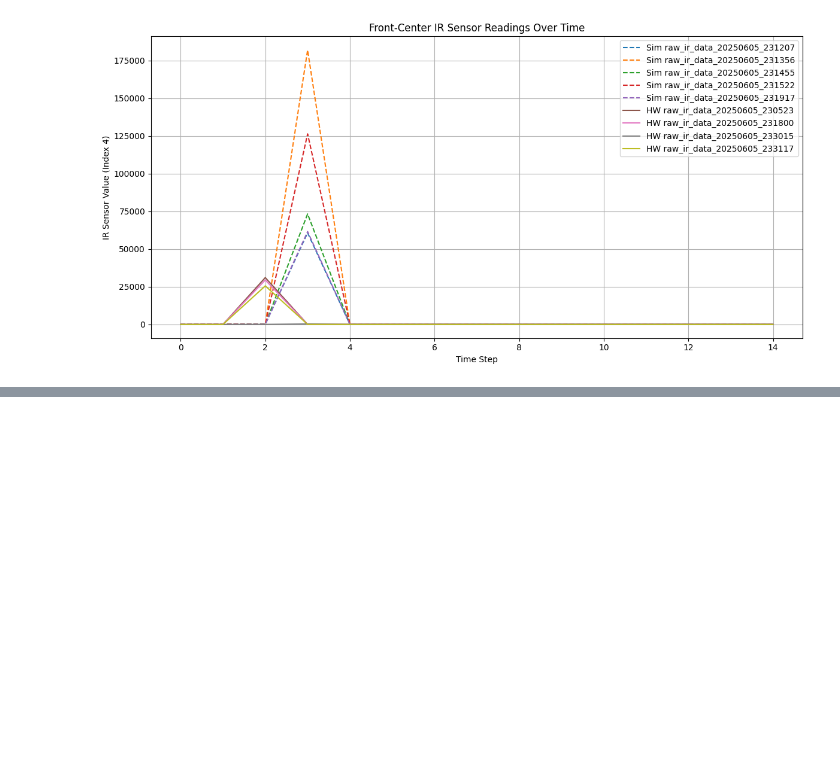
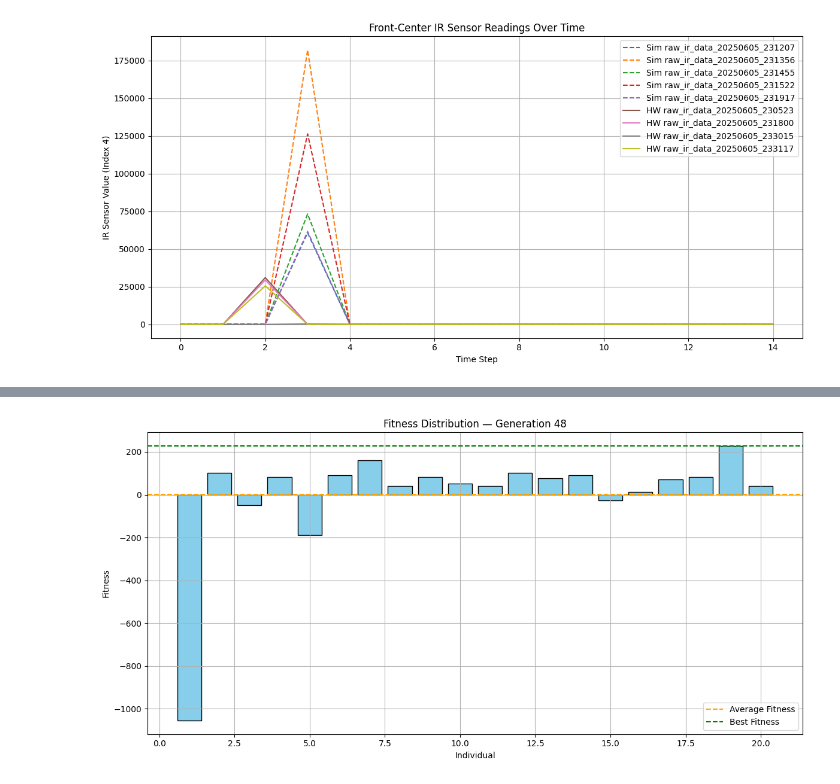
Before and after one commit to FabianoBusca/learning_machines, a Jupyter notebook: catkin_ws/src/learning_machines/src/learning_machines/plot_actions.ipynb, the cells around one changed output, grey strips where cells are left out. Saved outputs shown, nothing was run; the diff lists cells and outputs as text; code cells hidden in the pictures; blank space fills up the shorter version.

```diff
--- a/catkin_ws/src/learning_machines/src/learning_machines/plot_actions.ipynb
+++ b/catkin_ws/src/learning_machines/src/learning_machines/plot_actions.ipynb
@@ -40,0 +73,20 @@ plt.show()
+# %%
+with open(log_pat / "run_20250611-095156/generation_48_summary.json") as f:
+    data = json.load(f)
+
+fitness_values = [ind["fitness"] for ind in data["individuals"]]
+individual_ids = list(range(1, len(fitness_values) + 1))
+
+plt.figure(figsize=(12, 6))
+plt.bar(individual_ids, fitness_values, color='skyblue', edgecolor='black')
+plt.axhline(data["avg_fitness"], color='orange', linestyle='--', label='Average Fitness')
+plt.axhline(data["best_fitness"], color='green', linestyle='--', label='Best Fitness')
+plt.xlabel("Individual")
+plt.ylabel("Fitness")
+plt.title(f"Fitness Distribution — Generation {data['generation']}")
+plt.legend()
+plt.grid(True)
+plt.tight_layout()
+plt.show()
+# %% [output]
+[figure, added]
```
Also changed, not shown: parts of 6 cells of this notebook, 9 other files.
